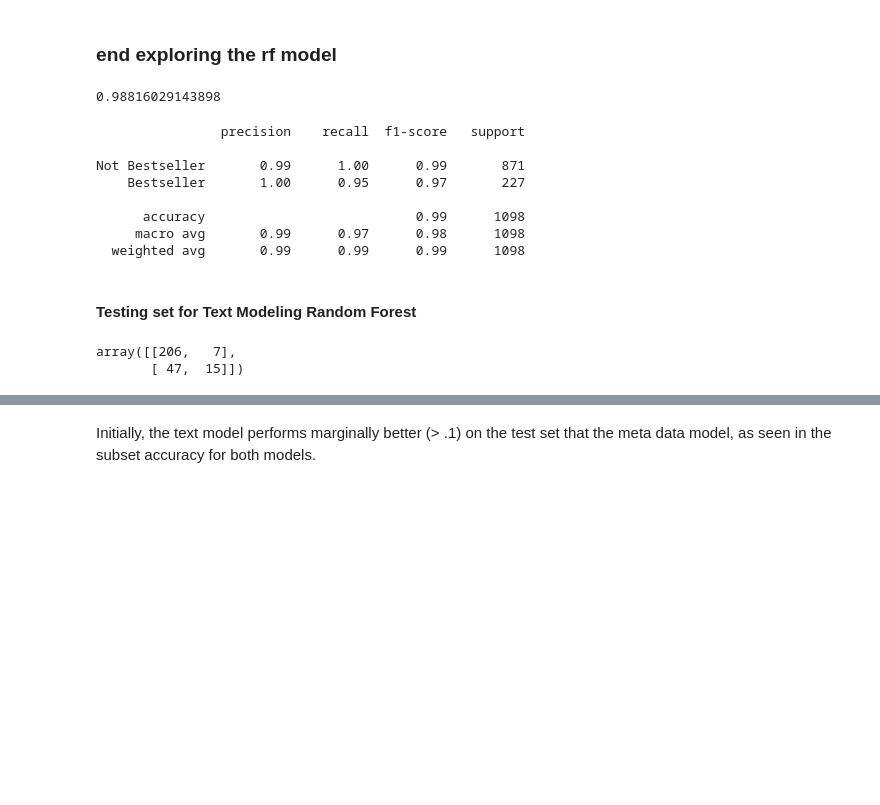
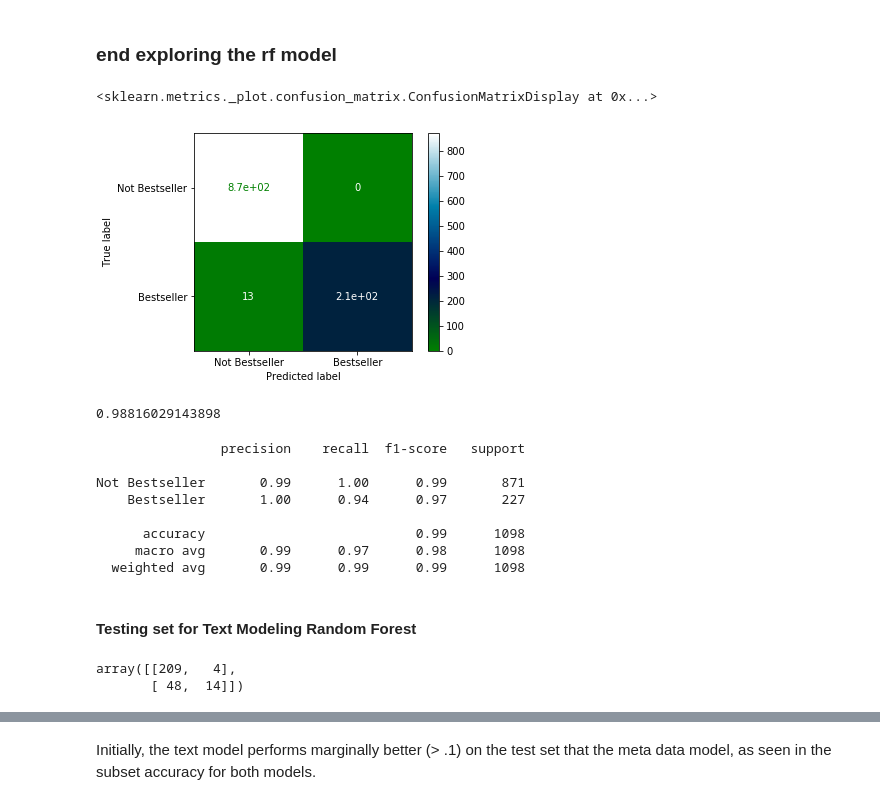
Before and after one commit to robillersomeone/NYT_bestsellers, a Jupyter notebook: initial_modeling-offline.ipynb, the cells around one changed output, grey strips where cells are left out. Drawn from its saved outputs; the diff is of its cells as text; code cells hidden in the pictures; blank space fills up the shorter version.

```diff
--- a/initial_modeling-offline.ipynb
+++ b/initial_modeling-offline.ipynb
@@ -325,2 +348,10 @@ random_train_text_predictions = random_forest_text.predict(df_text_X)
+# %%
+# graph train confusion matrix
+rf_text_confusion = plot_confusion_matrix(rf_text, df_text_X, df_text_y[0],
+                                        cmap='ocean', display_labels=target_names)
+rf_text_confusion
+# %% [output]
+<sklearn.metrics._plot.confusion_matrix.ConfusionMatrixDisplay at 0x...>
+[figure, added]
 # %%
 # look at accuracy for training set
@@ -329,12 +360,12 @@ random_forest_text.score(df_text_X, df_text_y[0])
 0.98816029143898
 # %%
 # classification report for testing set
-print(classification_report(df_text_y[0], random_train_text_predictions, target_names=target_names))
+print(classification_report(df_text_y[0], rf_train_text_predictions, target_names=target_names))
 # %% [output]
                 precision    recall  f1-score   support
 
 Not Bestseller       0.99      1.00      0.99       871
-    Bestseller       1.00      0.95      0.97       227
+    Bestseller       1.00      0.94      0.97       227
 
       accuracy                           0.99      1098
      macro avg       0.99      0.97      0.98      1098
@@ -346,5 +377,5 @@ random_text_predictions = random_forest_text.predict(df_text_X_test)
 # %%
-confusion_matrix(df_text_y_test[0], random_text_predictions)
+confusion_matrix(df_text_y_test[0], rf_text_predictions)
 # %% [output]
-array([[206,   7],
-       [ 47,  15]])
+array([[209,   4],
+       [ 48,  14]])
```
Also changed, not shown: parts of 41 cells of this notebook, 2 other files.
